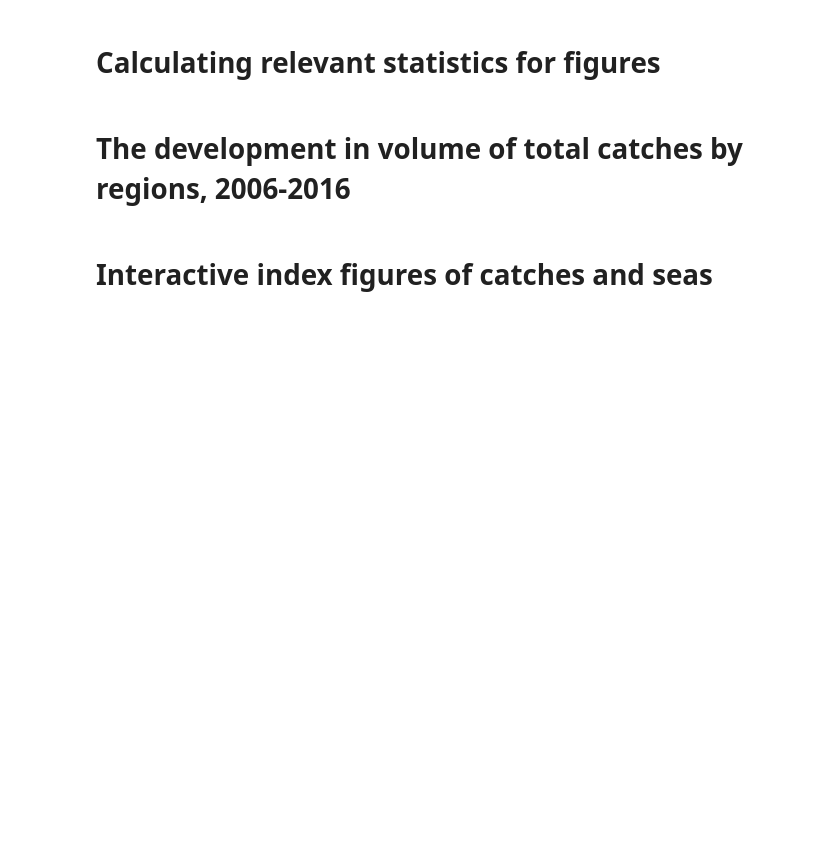
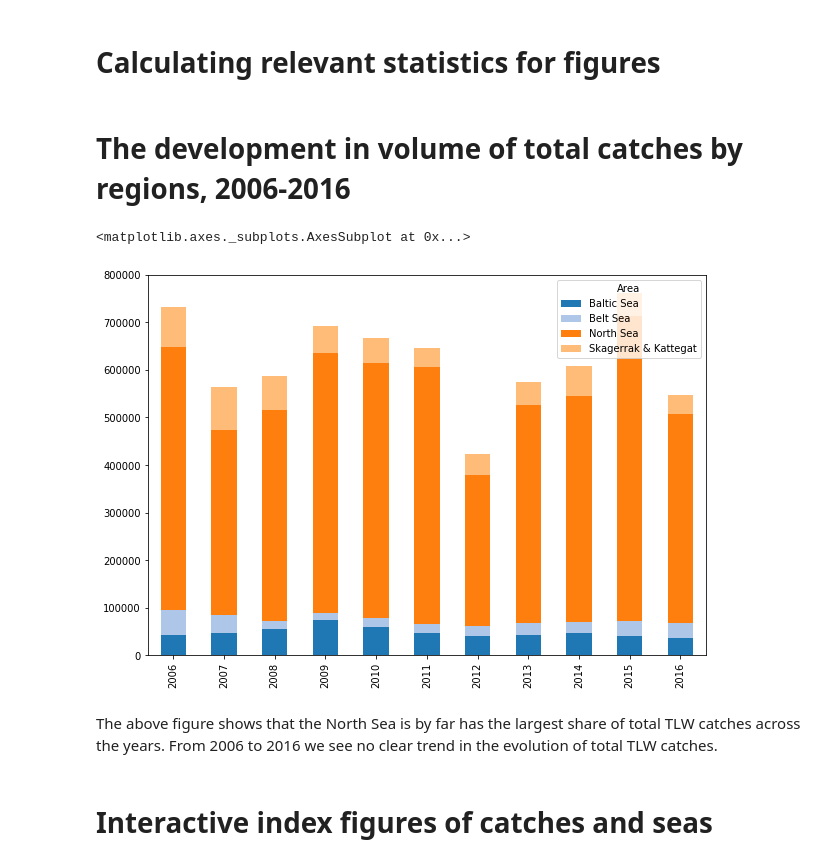
Before and after one commit to NumEconCopenhagen/projects-2019-teamghita, a Jupyter notebook: dataproject/dataProject.ipynb, the cells around one changed output. Cells and saved outputs as stored; diff of their text form; code cells hidden in the pictures; blank space fills up the shorter version.

```diff
--- a/dataproject/dataProject.ipynb
+++ b/dataproject/dataProject.ipynb
@@ -209,6 +220,27 @@ Relative_I_Sound_Sea=Total_Sound_I/Total_Sound
 Relative_C_Sound_Sea=Total_Sound_C/Total_Sound
 # %% [markdown]
 # The development in volume of total catches by regions, 2006-2016
+# %%
+#First we groupby.sum (equivalent to collapse (sum) in stata by Area(=Sea))
+datasum = data.groupby(['Area'])['y2016','y2015','y2014','y2013','y2012','y2011','y2010','y2009','y2008','y2007','y2006'].sum()
+#We drop the aggregated category 'All seas'
+datasum = datasum.drop(['All seas'])
+#We transpose the dataset for easier creation of stacked bar plot, reverse the order and remove "y" from years
+datasumt = datasum.transpose()
+datasumt = datasumt[::-1]
+
+datasumt.index = np.arange(2006, len(datasumt) + 2006)
+
+#Define colors and generate figure
+color = ["#1f77b4", "#aec7e8", "#ff7f0e", "#ffbb78",
+          "#2ca02c", "#98df8a", "#d62728", "#ff9896",
+         "#9467bd", "#c5b0d5", "#7f7f7f"]
+datasumt.loc[:,['Baltic Sea','Belt Sea','North Sea', 'Skagerrak & Kattegat']].plot.bar(stacked=True, color=color,figsize=(10,7))
+# %% [output]
+<matplotlib.axes._subplots.AxesSubplot at 0x...>
+[figure, added]
+# %% [markdown]
+The above figure shows that the North Sea is by far has the largest share of total TLW catches across the years. From 2006 to 2016 we see no clear trend in the evolution of total TLW catches.
 # %% [markdown]
 # Interactive index figures of catches and seas
 # %%
```
Also changed, not shown: parts of 5 cells of this notebook, 9 other files.
